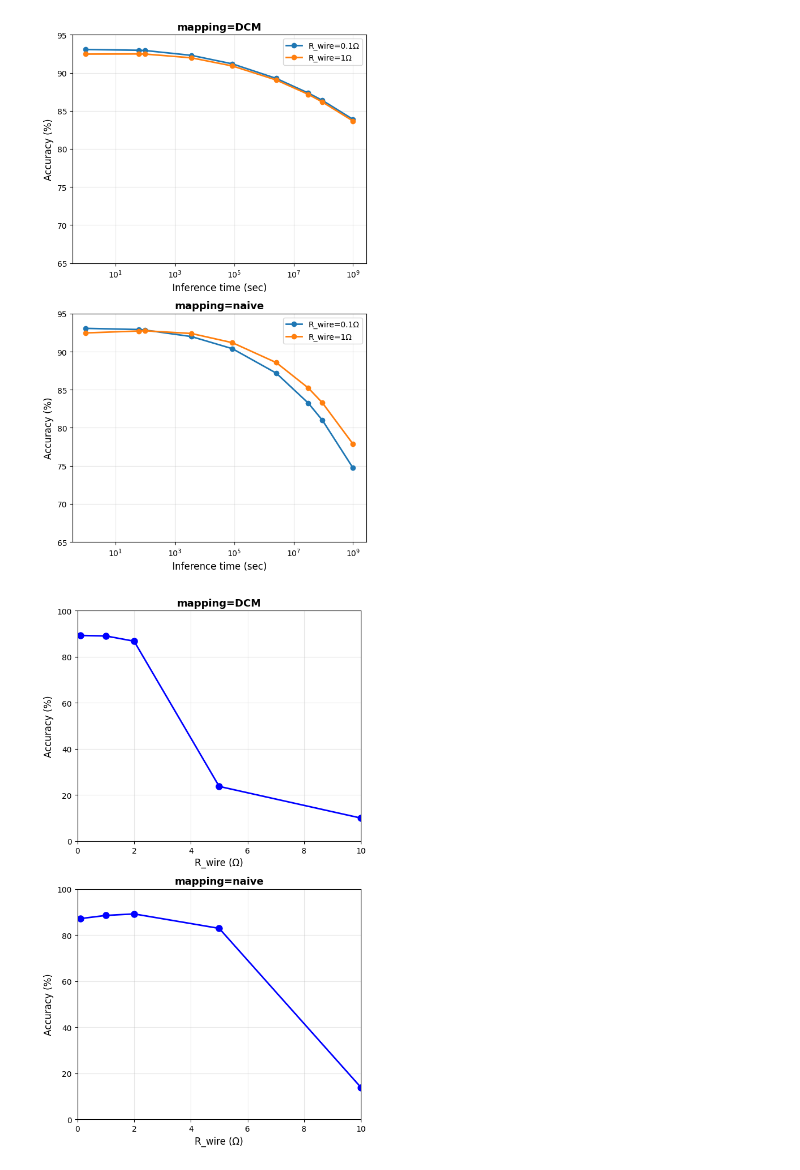
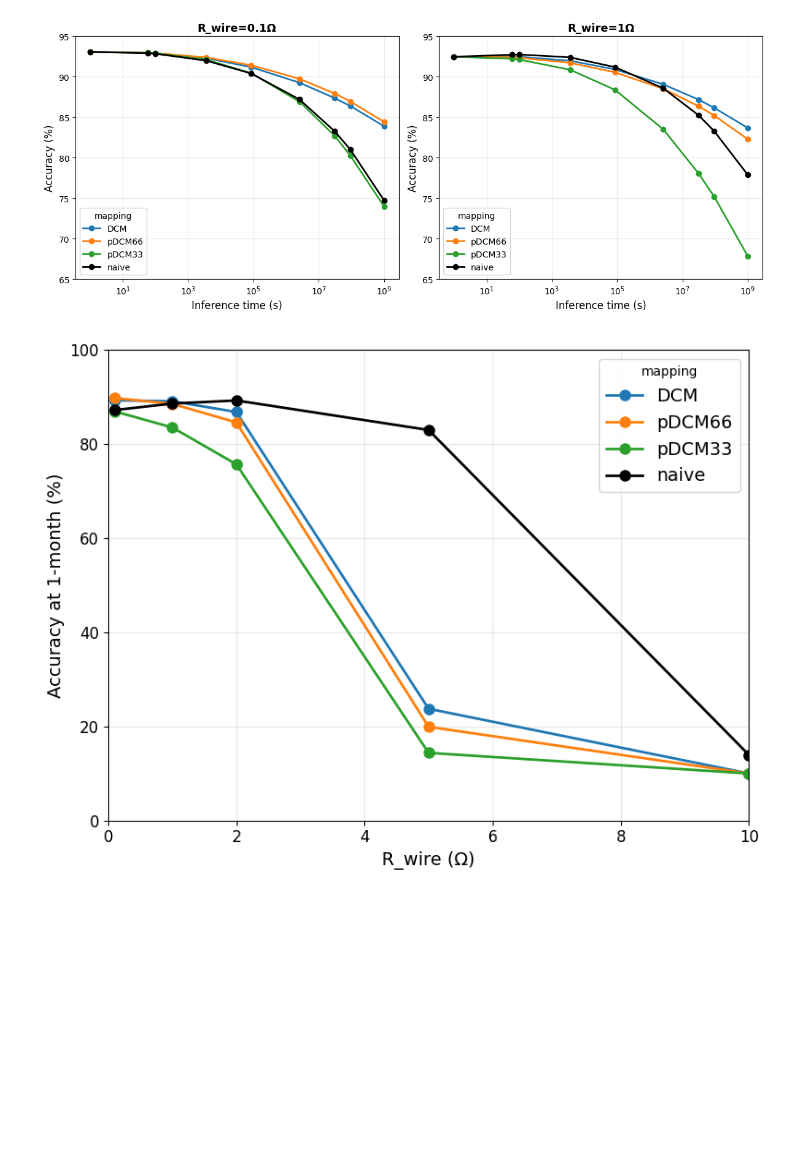
Before and after one commit to PRAM-weight-biasing/PRAM-weight-biasing, a Jupyter notebook: z_data_processing/260423_irdrop_acc.ipynb, the cells around one changed output. Drawn from its saved outputs; the diff is of its cells as text; code cells hidden in the pictures; blank space fills up the shorter version.

```diff
--- a/z_data_processing/260423_irdrop_acc.ipynb
+++ b/z_data_processing/260423_irdrop_acc.ipynb
@@ -26,72 +10,72 @@ df_raw
 # %%
 import matplotlib.pyplot as plt
 
 # 1. Filter irdrop == True
 df_irdrop = df_raw[df_raw['ir_drop'] == True]
 df_irdrop2 = df_irdrop.copy()
 df_irdrop = df_irdrop[df_irdrop['R_wire'] < 2]
 
-# Plot 1: xaxis=inf_time, yaxis=accuracy, legend=R_wire (by mapping)
-mapping_values = sorted(df_irdrop['mapping'].unique())
-num_rows = len(mapping_values)
+# Plot 1: xaxis=inf_time, yaxis=accuracy, legend=mapping (by R_wire columns)
+r_wire_values = sorted(df_irdrop['R_wire'].unique())
+mapping_values = ['DCM', 'pDCM66', 'pDCM33', 'naive']  # Custom order
+num_cols = len(r_wire_values)
 
-fig, axes = plt.subplots(num_rows, 1, figsize=(6, 5*num_rows))
+fig, axes = plt.subplots(1, num_cols, figsize=(6 * num_cols, 5), squeeze=False)
 
-# Handle single row case
-if num_rows == 1:
-    axes = [axes]
+for col_idx, r_wire in enumerate(r_wire_values):
+    ax = axes[0, col_idx]
+    df_subset = df_irdrop[df_irdrop['R_wire'] == r_wire]
 
-for idx, mapping_val in enumerate(mapping_values):
-    df_subset = df_irdrop[df_irdrop['mapping'] == mapping_val]
-    ax = axes[idx]
+    for mapping_val in mapping_values:
+        df_map = df_subset[df_subset['mapping'] == mapping_val]
+        if df_map.empty:
+            continue
+        color = 'black' if mapping_val == 'naive' else None
+        ax.plot(df_map['inf_time'], df_map['accuracy'],
+                marker='o', label=f'{mapping_val}', linewidth=2, markersize=6, color=color)
 
-    for r_wire in sorted(df_subset['R_wire'].unique()):
-        mask = df_subset['R_wire'] == r_wire
-        ax.plot(df_subset[mask]['inf_time'], df_subset[mask]['accuracy'],
-                marker='o', label=f'R_wire={r_wire:g}Ω', linewidth=2, markersize=6)
-
-    ax.set_xlabel('Inference time (sec)', fontsize=12)
+    ax.set_xlabel('Inference time (s)', fontsize=12)
     ax.set_xscale('log')
     ax.set_ylabel('Accuracy (%)', fontsize=12)
-    ax.set_title(f'mapping={mapping_val}', fontsize=13, fontweight='bold')
-    ax.legend()
+    ax.set_title(f'R_wire={r_wire:g}Ω', fontsize=13, fontweight='bold')
+    ax.legend(title='mapping')
     ax.grid(True, alpha=0.3)
     ax.set_ylim(65, 95)
 
 plt.tight_layout()
 plt.show()
 # %% [output]
-[figure, old version]
+[figure, new version]
 # %%
 # Plot 2: Filter inf_time == 2592000, xaxis=R_wire, yaxis=accuracy
-# Create subplots by mapping column
 df_filtered = df_irdrop2[df_irdrop2['inf_time'] == 2592000]
 
-mapping_values = sorted(df_filtered['mapping'].unique())
-num_rows = len(mapping_values)
+mapping_values = ['DCM', 'pDCM66', 'pDCM33', 'naive']  # Custom order
 
-fig, axes = plt.subplots(num_rows, 1, figsize=(6, 5*num_rows))
+fig, ax = plt.subplots(1, 1, figsize=(8, 6))
 
-# Handle single row case
-if num_rows == 1:
-    axes = [axes]
-
-for idx, mapping_val in enumerate(mapping_values):
+for mapping_val in mapping_values:
     df_subset = df_filtered[df_filtered['mapping'] == mapping_val]
+    if df_subset.empty:
+        continue
     # Sort by R_wire
     df_subset = df_subset.sort_values('R_wire')
-    ax = axes[idx]
+    color = 'black' if mapping_val == 'naive' else None
+    ax.plot(df_subset['R_wire'], df_subset['accuracy'],
+            marker='o', label=f'{mapping_val}', linewidth=2, markersize=8, color=color)
 
-    ax.plot(df_subset['R_wire'], df_subset['accuracy'],
-            marker='o', color='blue', linewidth=2, markersize=8)
-    ax.set_xlabel('R_wire (Ω)', fontsize=12)
-    ax.set_ylabel('Accuracy (%)', fontsize=12)
-    ax.set_title(f'mapping={mapping_val}', fontsize=13, fontweight='bold')
-    ax.grid(True, alpha=0.3)
-    ax.set_ylim(0, 100)
-    ax.set_xlim(0, 10)
+ax.set_xlabel('R_wire (Ω)', fontsize=14)
+ax.set_ylabel('Accuracy at 1-month (%)', fontsize=14)
+# ax.set_title('Plot 2: R_wire vs accuracy (inf_time=2592000)', fontsize=13, fontweight='bold')
+ax.legend(title='mapping', fontsize=14)
+ax.grid(True, alpha=0.3)
+ax.set_ylim(0, 100)
+ax.set_xlim(0, 10)
+
+ax.tick_params(axis='x', labelsize=12)
+ax.tick_params(axis='y', labelsize=12)
 
 plt.tight_layout()
 plt.show()
 # %% [output]
-[figure, old version]
+[figure, new version]
```
Also changed, not shown: parts of 1 cell of this notebook, 5 other files.
